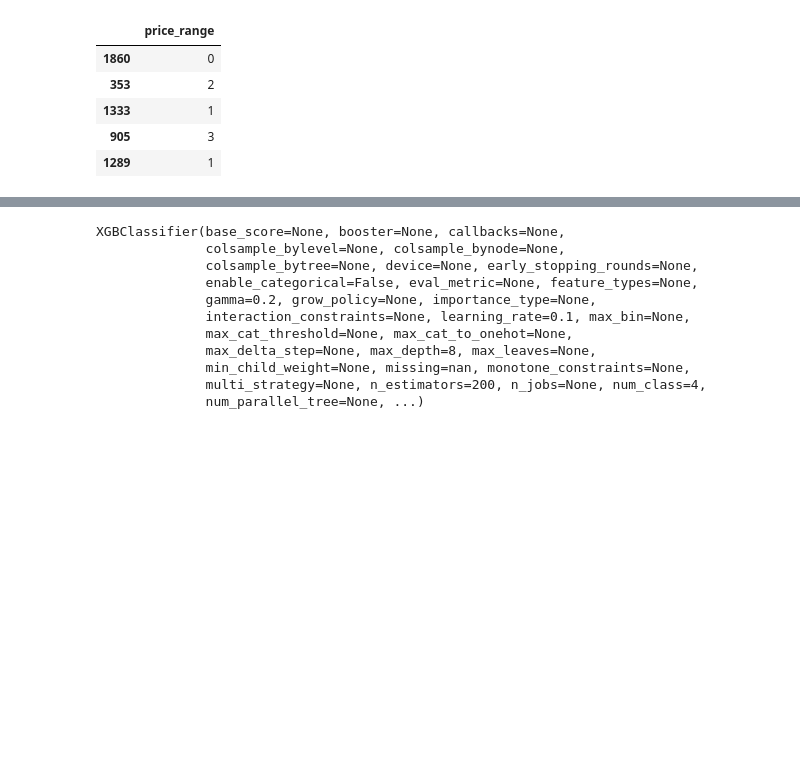
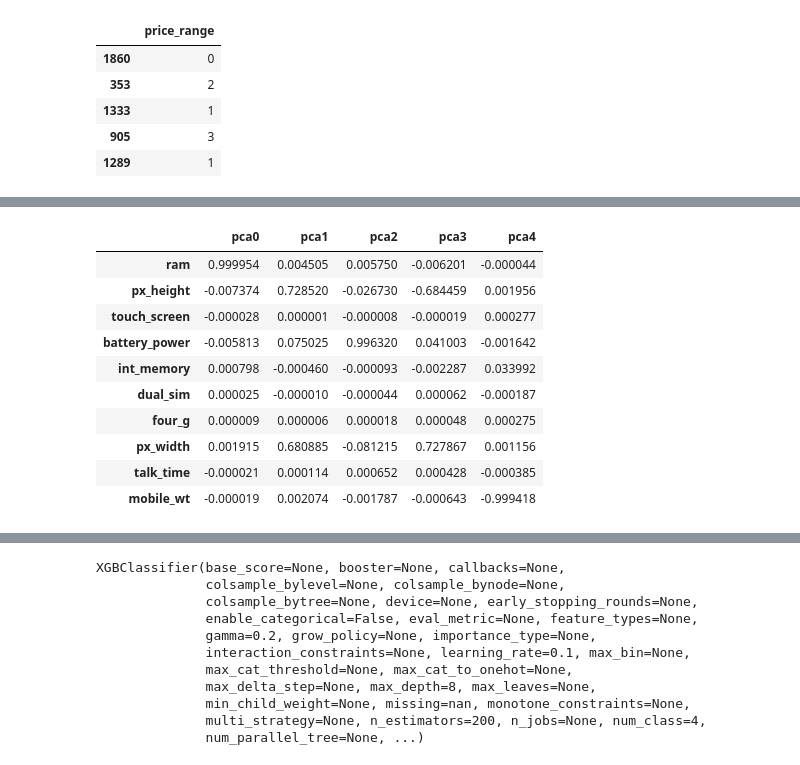
Before and after one commit to omarlila/Data-Science-Tools-project, a Jupyter notebook: Data science tools project.ipynb, the cells around one changed output, grey strips where cells are left out. Cells and saved outputs as stored; diff of their text form; code cells hidden in the pictures; blank space fills up the shorter version.

```diff
--- a/Data science tools project.ipynb
+++ b/Data science tools project.ipynb
@@ -192,3 +201,17 @@ print(pca.explained_variance_ratio_)
+# %%
+pd.DataFrame(data = pca.components_.T,  columns=pca.get_feature_names_out(), index=pca.feature_names_in_)
+# %% [output]
+|  | pca0 | pca1 | pca2 | pca3 | pca4 |
+| ram | 0.999954 | 0.004505 | 0.005750 | -0.006201 | -0.000044 |
+| px_height | -0.007374 | 0.728520 | -0.026730 | -0.684459 | 0.001956 |
+| touch_screen | -0.000028 | 0.000001 | -0.000008 | -0.000019 | 0.000277 |
+| battery_power | -0.005813 | 0.075025 | 0.996320 | 0.041003 | -0.001642 |
+| int_memory | 0.000798 | -0.000460 | -0.000093 | -0.002287 | 0.033992 |
+| dual_sim | 0.000025 | -0.000010 | -0.000044 | 0.000062 | -0.000187 |
+| four_g | 0.000009 | 0.000006 | 0.000018 | 0.000048 | 0.000275 |
+| px_width | 0.001915 | 0.680885 | -0.081215 | 0.727867 | 0.001156 |
+| talk_time | -0.000021 | 0.000114 | 0.000652 | 0.000428 | -0.000385 |
+| mobile_wt | -0.000019 | 0.002074 | -0.001787 | -0.000643 | -0.999418 |
 # %%
 x_train = pd.DataFrame(data= pca.transform(x_train), columns= pca.get_feature_names_out())
 x_test = pd.DataFrame(data= pca.transform(x_test), columns= pca.get_feature_names_out())
```
Also changed, not shown: parts of 31 cells of this notebook.
